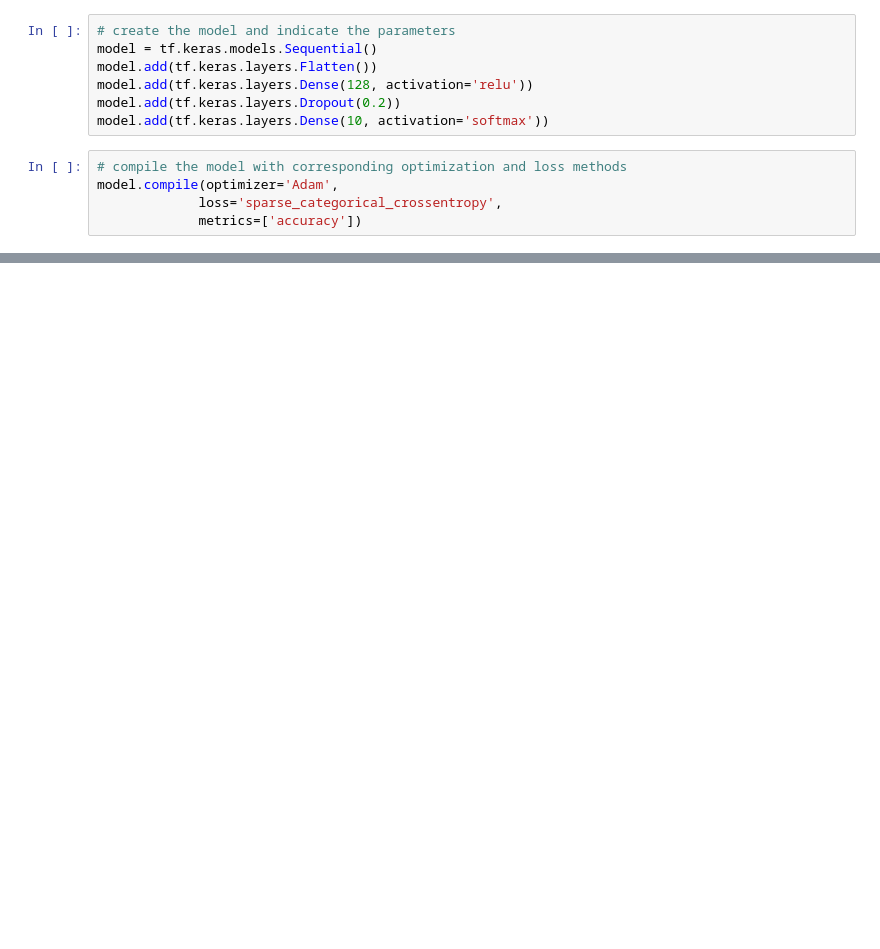
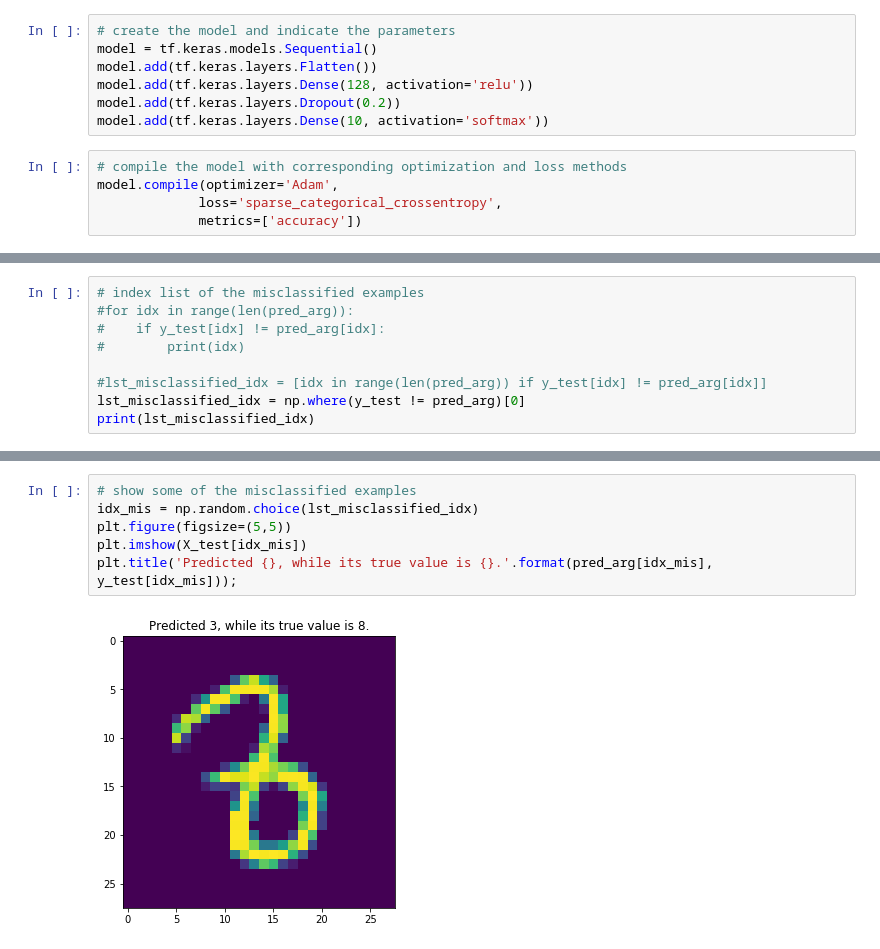
Before and after one commit to MohammadB88/ML_DS_Projects, a Jupyter notebook: Projects_DL_AI_Udemy/keras_MNIST_dataset.ipynb, the cells around one changed output, grey strips where cells are left out. Saved outputs shown, nothing was run; the diff lists cells and outputs as text; blank space fills up the shorter version.

```diff
--- a/Projects_DL_AI_Udemy/keras_MNIST_dataset.ipynb
+++ b/Projects_DL_AI_Udemy/keras_MNIST_dataset.ipynb
@@ -242,0 +330,9 @@ plt.legend()
+# %%
+# index list of the misclassified examples
+#for idx in range(len(pred_arg)):
+#    if y_test[idx] != pred_arg[idx]:
+#        print(idx)
+
+#lst_misclassified_idx = [idx in range(len(pred_arg)) if y_test[idx] != pred_arg[idx]]
+lst_misclassified_idx = np.where(y_test != pred_arg)[0]
+print(lst_misclassified_idx)
@@ -242,0 +355,8 @@ plt.legend()
+# %%
+# show some of the misclassified examples
+idx_mis = np.random.choice(lst_misclassified_idx)
+plt.figure(figsize=(5,5))
+plt.imshow(X_test[idx_mis])
+plt.title('Predicted {}, while its true value is {}.'.format(pred_arg[idx_mis], y_test[idx_mis]));
+# %% [output]
+[figure, added]
```
Also changed, not shown: parts of 13 cells of this notebook.
